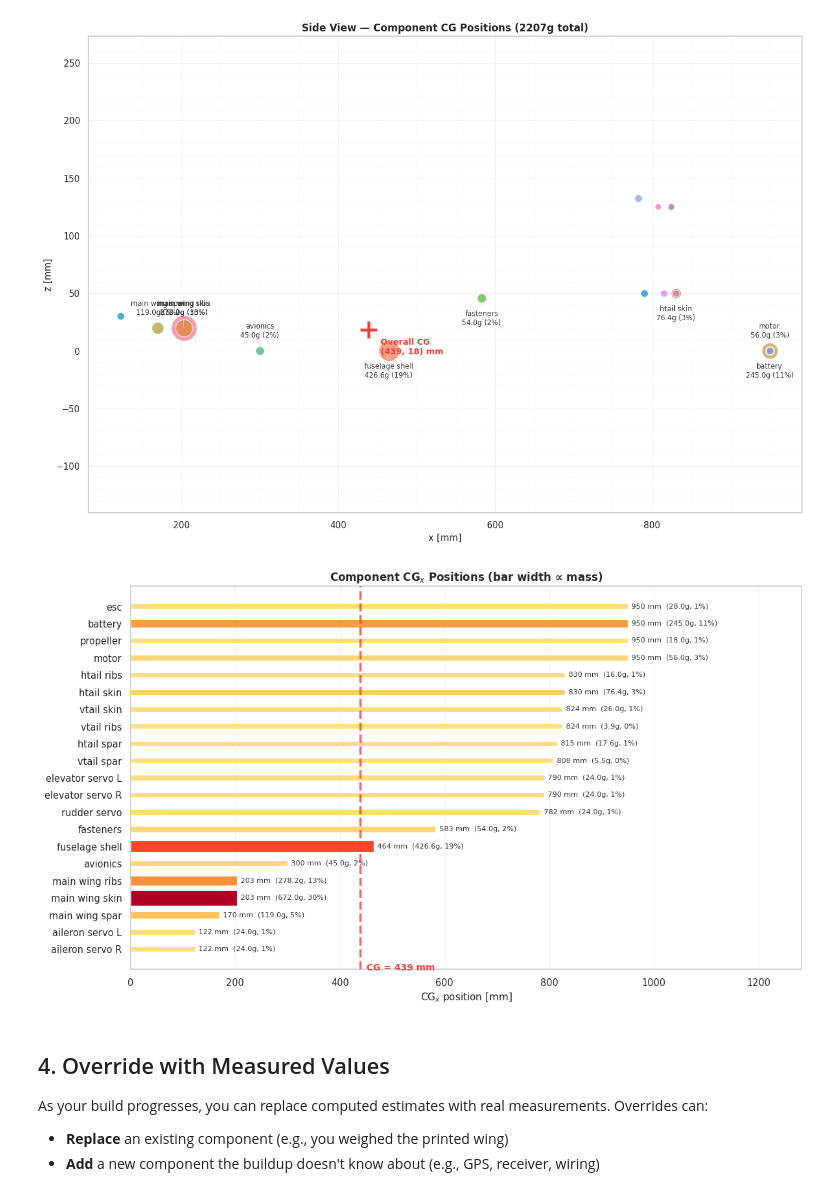
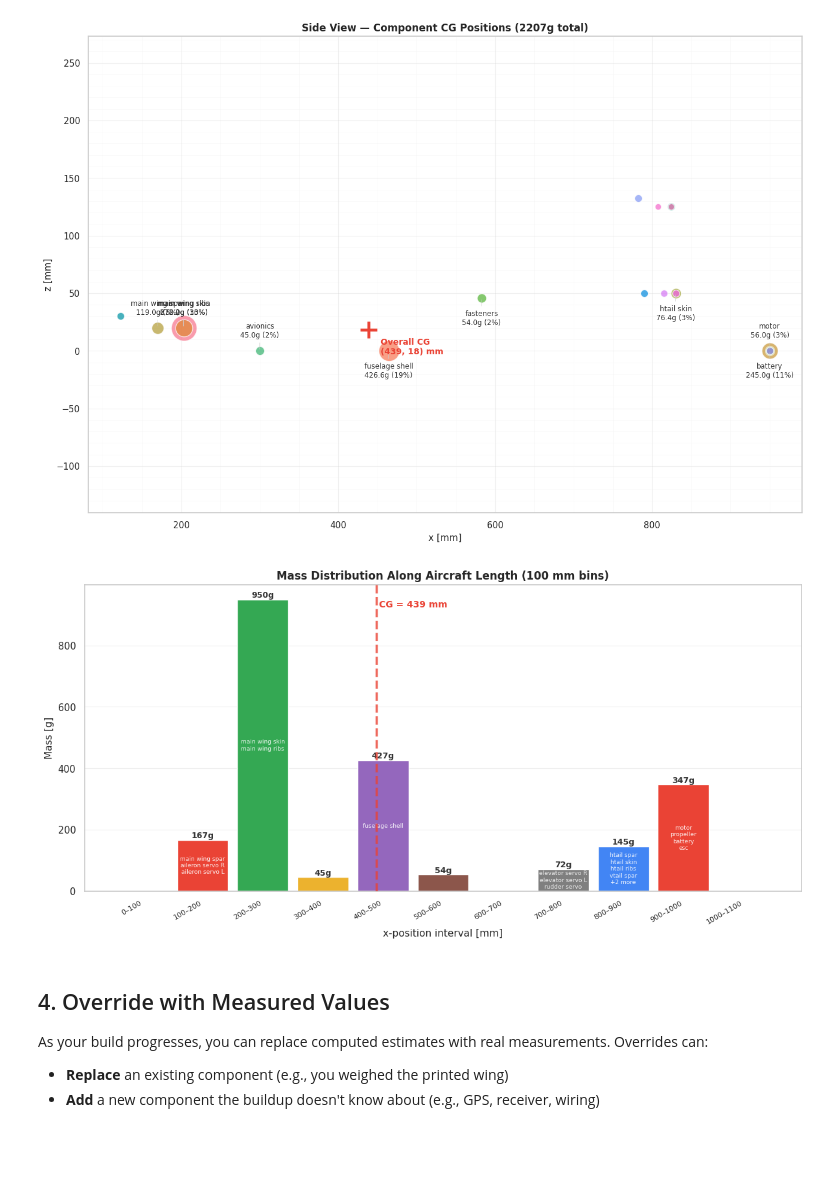
Before and after one commit to KasparStepan/AerisPlane, a Jupyter notebook: tutorials/02_weight_buildup.ipynb, the cells around one changed output. Cells and saved outputs as stored; diff of their text form; code cells hidden in the pictures; blank space fills up the shorter version.

```diff
--- a/tutorials/02_weight_buildup.ipynb
+++ b/tutorials/02_weight_buildup.ipynb
@@ -221,10 +221,10 @@ fig = result.plot_cg()
 # %% [output]
 [figure]
 # %%
-# CG position bar chart — where each component sits along the x-axis
-fig = result.plot_cg_bars()
+# Mass histogram — how much mass sits in each 100 mm interval along the aircraft
+fig = result.plot_cg_bars(bin_width_mm=100)
 # %% [output]
-[figure, old version]
+[figure, new version]
 # %% [markdown]
 ## 4. Override with Measured Values
 
```
Also changed, not shown: parts of 1 cell of this notebook, 1 other file.
